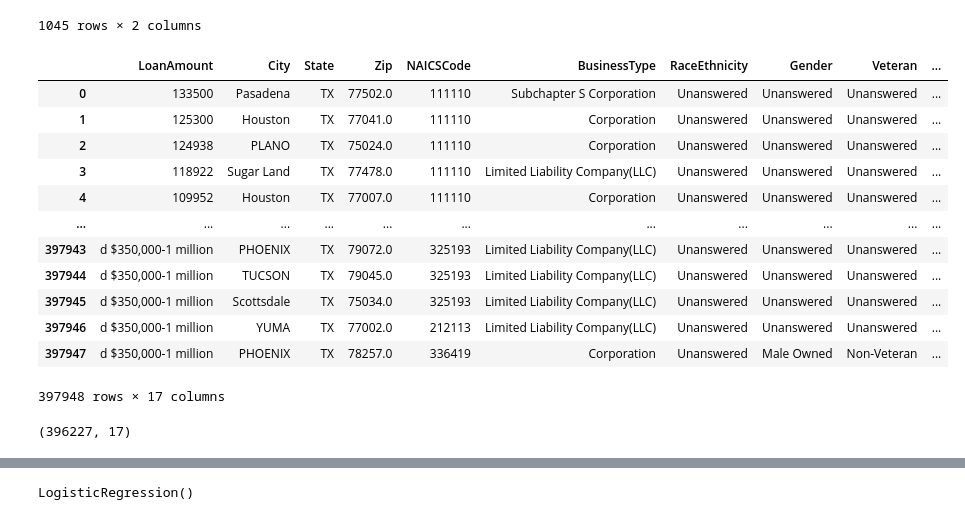
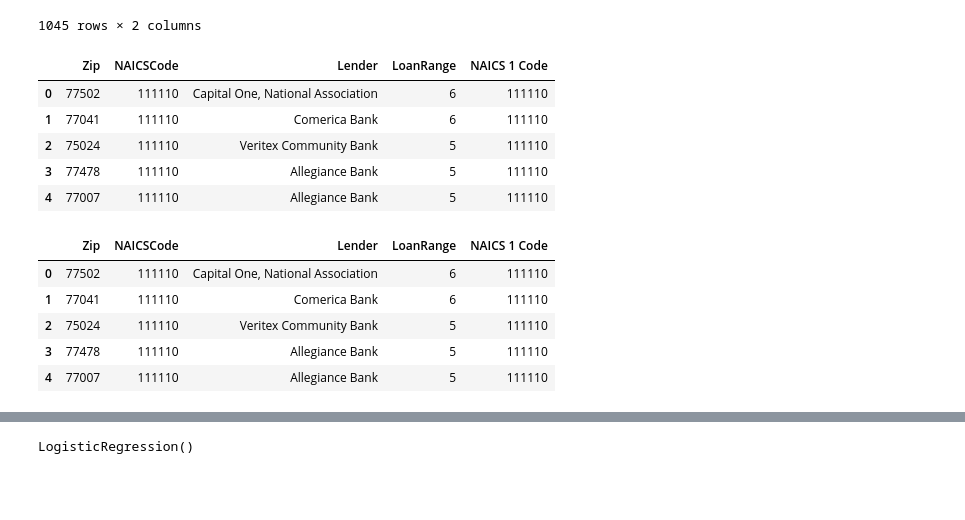
Before and after one commit to jinahporter/project3, a Jupyter notebook: LR.ipynb, the cells around one changed output, grey strips where cells are left out. Cells and saved outputs as stored; diff of their text form; code cells hidden in the pictures; blank space fills up the shorter version.

```diff
--- a/LR.ipynb
+++ b/LR.ipynb
@@ -115,30 +115,37 @@ naics
 # %%
 ## merge tables
 
 loan_data = pd.merge(data, naics, left_on='NAICSCode', right_on='NAICS 1 Code')
-loan_data
+
+
+# drop categorical columns
+loan_data_top = loan_data.drop(columns=['City', 'DateApproved', 'CD', 'LoanAmount', 'BusinessType', 'State', 'NAICS 1 Description'], axis=1)
+
+# loan_data = pd.get_dummies(data, columns=["BusinessType"])
+
+loan_data_top.head()
 # %% [output]
-|  | LoanAmount | City | State | Zip | NAICSCode | BusinessType | RaceEthnicity | Gender | Veteran | ... |
-| 0 | 133500 | Pasadena | TX | 77502.0 | 111110 | Subchapter S Corporation | Unanswered | Unanswered | Unanswered | ... |
-| 1 | 125300 | Houston | TX | 77041.0 | 111110 | Corporation | Unanswered | Unanswered | Unanswered | ... |
-| 2 | 124938 | PLANO | TX | 75024.0 | 111110 | Corporation | Unanswered | Unanswered | Unanswered | ... |
-| 3 | 118922 | Sugar Land | TX | 77478.0 | 111110 | Limited Liability Company(LLC) | Unanswered | Unanswered | Unanswered | ... |
-| 4 | 109952 | Houston | TX | 77007.0 | 111110 | Corporation | Unanswered | Unanswered | Unanswered | ... |
-| ... | ... | ... | ... | ... | ... | ... | ... | ... | ... | ... |
-| 397943 | d $350,000-1 million | PHOENIX | TX | 79072.0 | 325193 | Limited Liability Company(LLC) | Unanswered | Unanswered | Unanswered | ... |
-| 397944 | d $350,000-1 million | TUCSON | TX | 79045.0 | 325193 | Limited Liability Company(LLC) | Unanswered | Unanswered | Unanswered | ... |
-| 397945 | d $350,000-1 million | Scottsdale | TX | 75034.0 | 325193 | Limited Liability Company(LLC) | Unanswered | Unanswered | Unanswered | ... |
-| 397946 | d $350,000-1 million | YUMA | TX | 77002.0 | 212113 | Limited Liability Company(LLC) | Unanswered | Unanswered | Unanswered | ... |
-| 397947 | d $350,000-1 million | PHOENIX | TX | 78257.0 | 336419 | Corporation | Unanswered | Male Owned | Non-Veteran | ... |
+|  | Zip | NAICSCode | Lender | LoanRange | NAICS 1 Code |
+| 0 | 77502 | 111110 | Capital One, National Association | 6 | 111110 |
+| 1 | 77041 | 111110 | Comerica Bank | 6 | 111110 |
+| 2 | 75024 | 111110 | Veritex Community Bank | 5 | 111110 |
+| 3 | 77478 | 111110 | Allegiance Bank | 5 | 111110 |
+| 4 | 77007 | 111110 | Allegiance Bank | 5 | 111110 |
-397948 rows × 17 columns
 # %%
 # drop lenders with loans of 5 or more
-counts = loan_data['Lender'].value_counts()
+counts = loan_data_top['Lender'].value_counts()
 
-loan_data_top = loan_data.loc[loan_data['Lender'].isin(counts.index[counts > 5])]
+loan_data_top = loan_data_top.loc[loan_data_top['Lender'].isin(counts.index[counts > 5])]
 loan_data_top.shape
+
+loan_data_top.head()
 # %% [output]
-(396227, 17)
+|  | Zip | NAICSCode | Lender | LoanRange | NAICS 1 Code |
+| 0 | 77502 | 111110 | Capital One, National Association | 6 | 111110 |
+| 1 | 77041 | 111110 | Comerica Bank | 6 | 111110 |
+| 2 | 75024 | 111110 | Veritex Community Bank | 5 | 111110 |
+| 3 | 77478 | 111110 | Allegiance Bank | 5 | 111110 |
+| 4 | 77007 | 111110 | Allegiance Bank | 5 | 111110 |
 # %%
 # Assign X (data) and y(target)
 X = loan_data_top.drop("Lender", axis=1)
```
Also changed, not shown: parts of 5 cells of this notebook.
